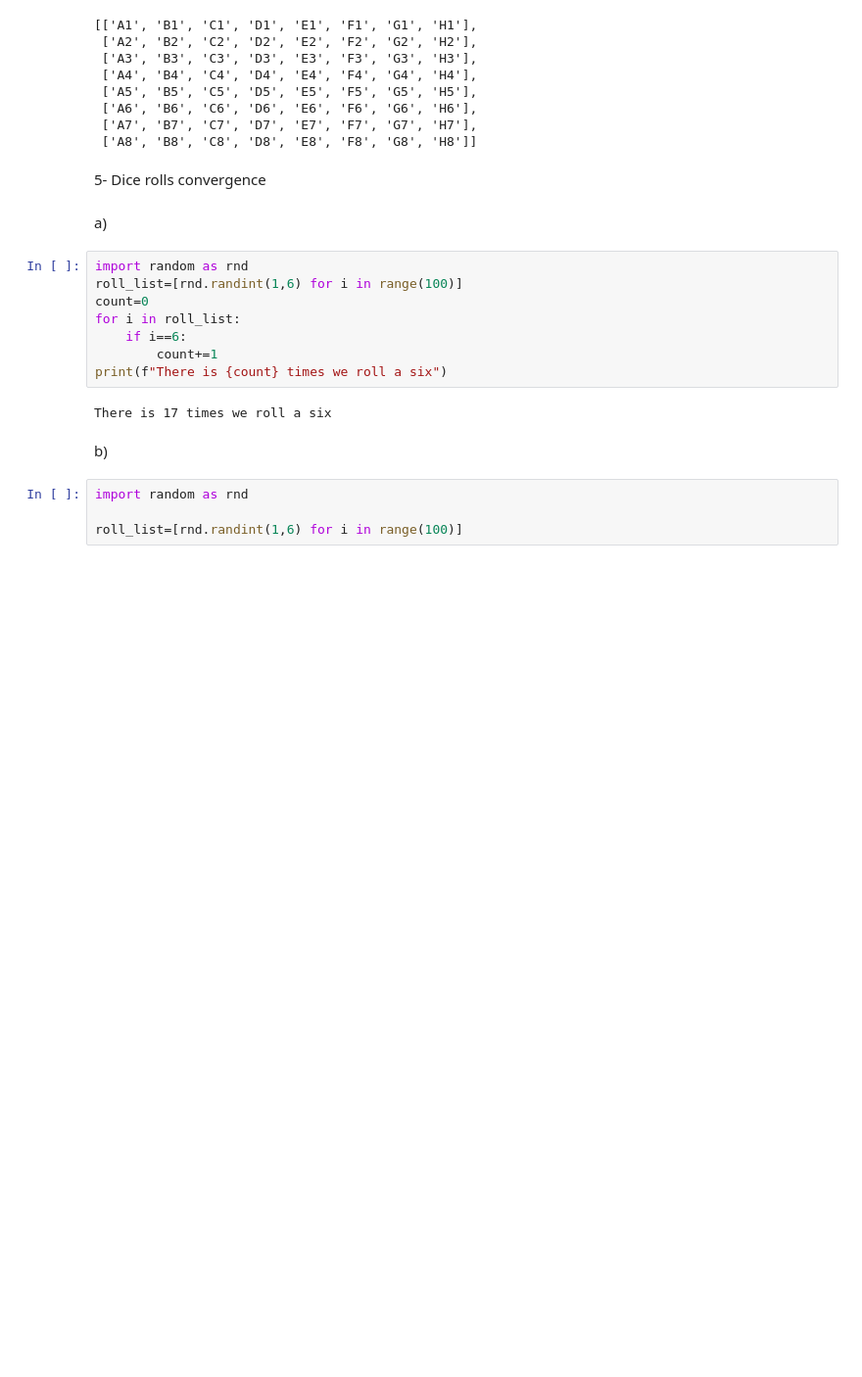
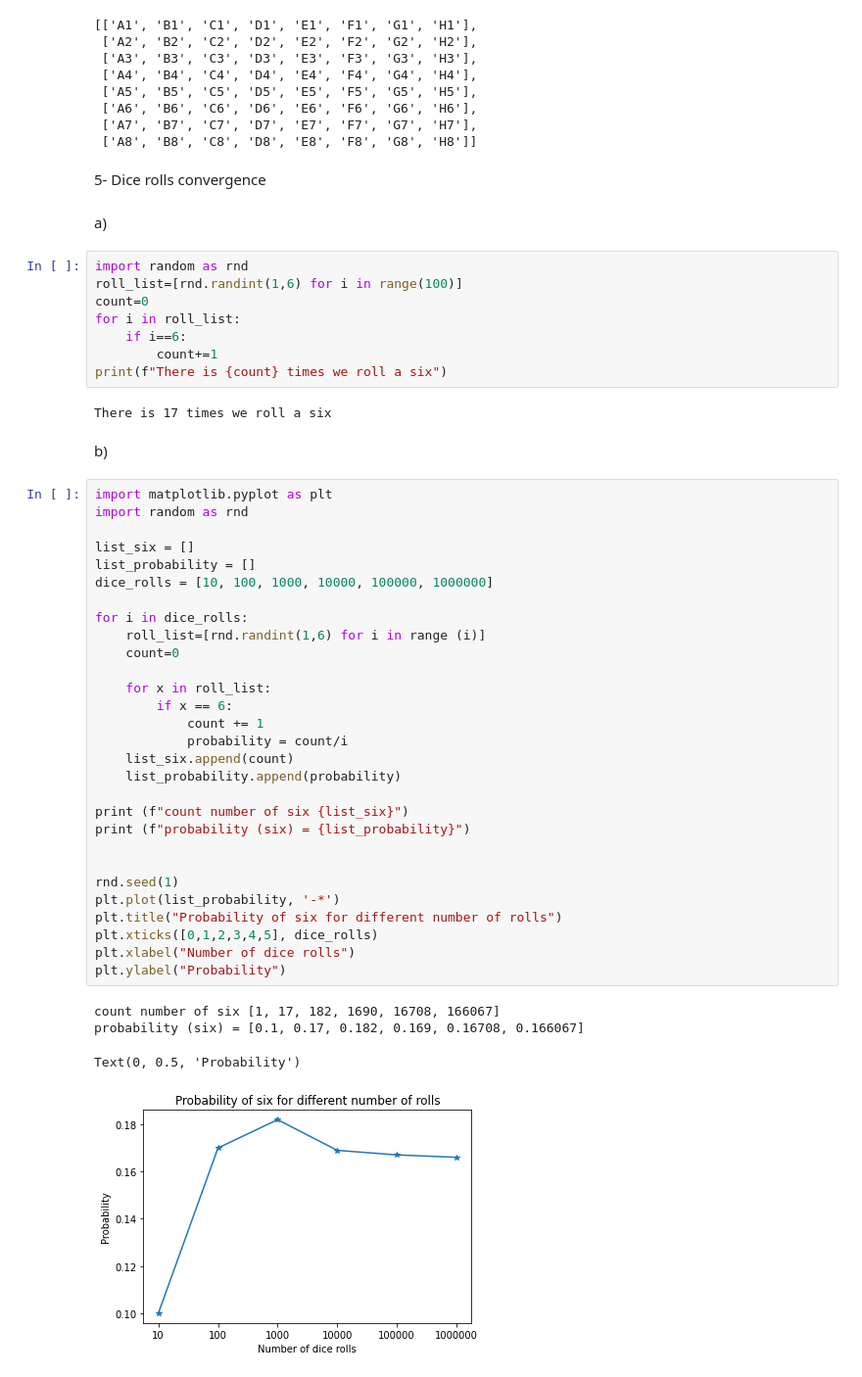
Before and after one commit to AmalDerbali/Programmering_med_Python_Amal_Derbali, a Jupyter notebook: Exercises/Exercise04_lists.ipynb, the cells around one changed output. Shown: that part at 98% size. Saved outputs shown, nothing was run; the diff lists cells and outputs as text; blank space fills up the shorter version.

Commit message:
list

```diff
--- a/Exercises/Exercise04_lists.ipynb
+++ b/Exercises/Exercise04_lists.ipynb
@@ -100,7 +100,37 @@ print(f"There is {count} times we roll a six")
 There is 17 times we roll a six
 # %% [markdown]
 b)
-# %%
-import random as rnd
-
-roll_list=[rnd.randint(1,6) for i in range(100)]
+# %%
+import matplotlib.pyplot as plt
+import random as rnd
+
+list_six = []
+list_probability = []
+dice_rolls = [10, 100, 1000, 10000, 100000, 1000000]
+
+for i in dice_rolls:
+    roll_list=[rnd.randint(1,6) for i in range (i)]
+    count=0
+
+    for x in roll_list:
+        if x == 6:
+            count += 1
+            probability = count/i
+    list_six.append(count)
+    list_probability.append(probability)
+
+print (f"count number of six {list_six}")
+print (f"probability (six) = {list_probability}")
+
+
+rnd.seed(1)
+plt.plot(list_probability, '-*')
+plt.title("Probability of six for different number of rolls")
+plt.xticks([0,1,2,3,4,5], dice_rolls)
+plt.xlabel("Number of dice rolls")
+plt.ylabel("Probability")
+# %% [output]
+count number of six [1, 17, 182, 1690, 16708, 166067]
+probability (six) = [0.1, 0.17, 0.182, 0.169, 0.16708, 0.166067]
+Text(0, 0.5, 'Probability')
+[figure, added]
```
